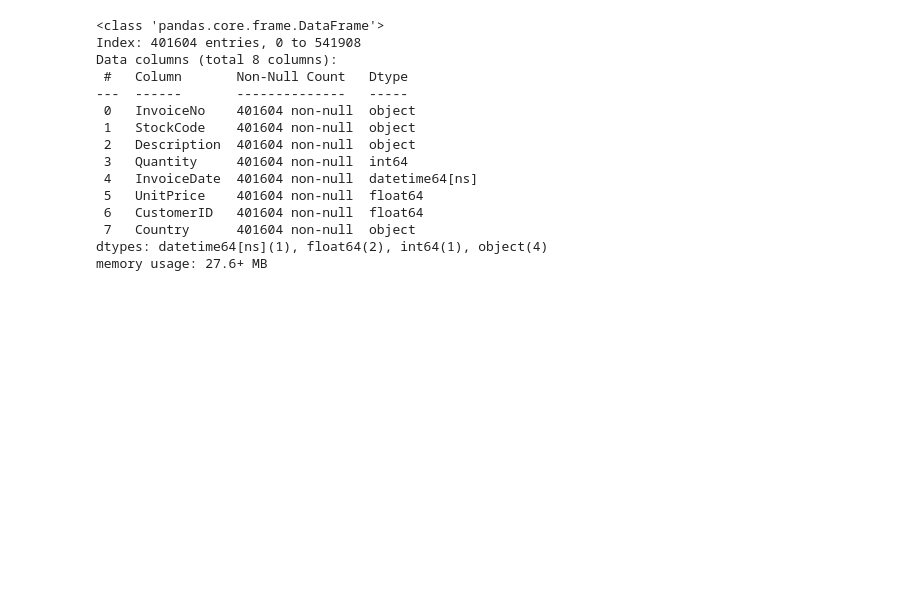
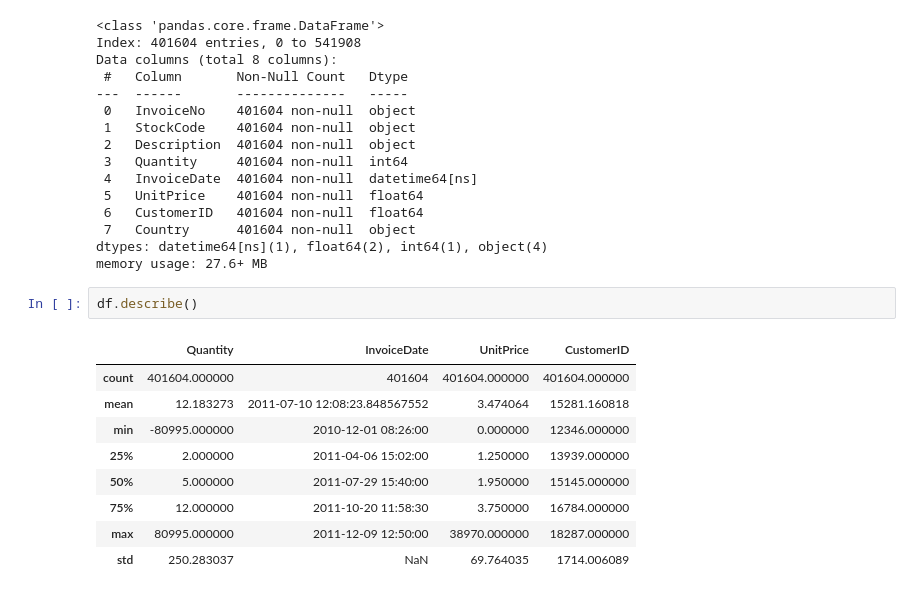
Before and after one commit to mukund1040/Data-Analytics-Projects, a Jupyter notebook: 03-Ecommerce-Customer-Analysis/Ecommerce_Customer_Analysis.ipynb, the cells around one changed output. Drawn from its saved outputs; the diff is of its cells as text; blank space fills up the shorter version.

```diff
--- a/03-Ecommerce-Customer-Analysis/Ecommerce_Customer_Analysis.ipynb
+++ b/03-Ecommerce-Customer-Analysis/Ecommerce_Customer_Analysis.ipynb
@@ -163,3 +163,15 @@ Data columns (total 8 columns):
  7   Country      401604 non-null  object
 dtypes: datetime64[ns](1), float64(2), int64(1), object(4)
 memory usage: 27.6+ MB
+# %%
+df.describe()
+# %% [output]
+|  | Quantity | InvoiceDate | UnitPrice | CustomerID |
+| count | 401604.000000 | 401604 | 401604.000000 | 401604.000000 |
+| mean | 12.183273 | 2011-07-10 12:08:23.848567552 | 3.474064 | 15281.160818 |
+| min | -80995.000000 | 2010-12-01 08:26:00 | 0.000000 | 12346.000000 |
+| 25% | 2.000000 | 2011-04-06 15:02:00 | 1.250000 | 13939.000000 |
+| 50% | 5.000000 | 2011-07-29 15:40:00 | 1.950000 | 15145.000000 |
+| 75% | 12.000000 | 2011-10-20 11:58:30 | 3.750000 | 16784.000000 |
+| max | 80995.000000 | 2011-12-09 12:50:00 | 38970.000000 | 18287.000000 |
+| std | 250.283037 | NaN | 69.764035 | 1714.006089 |
```
